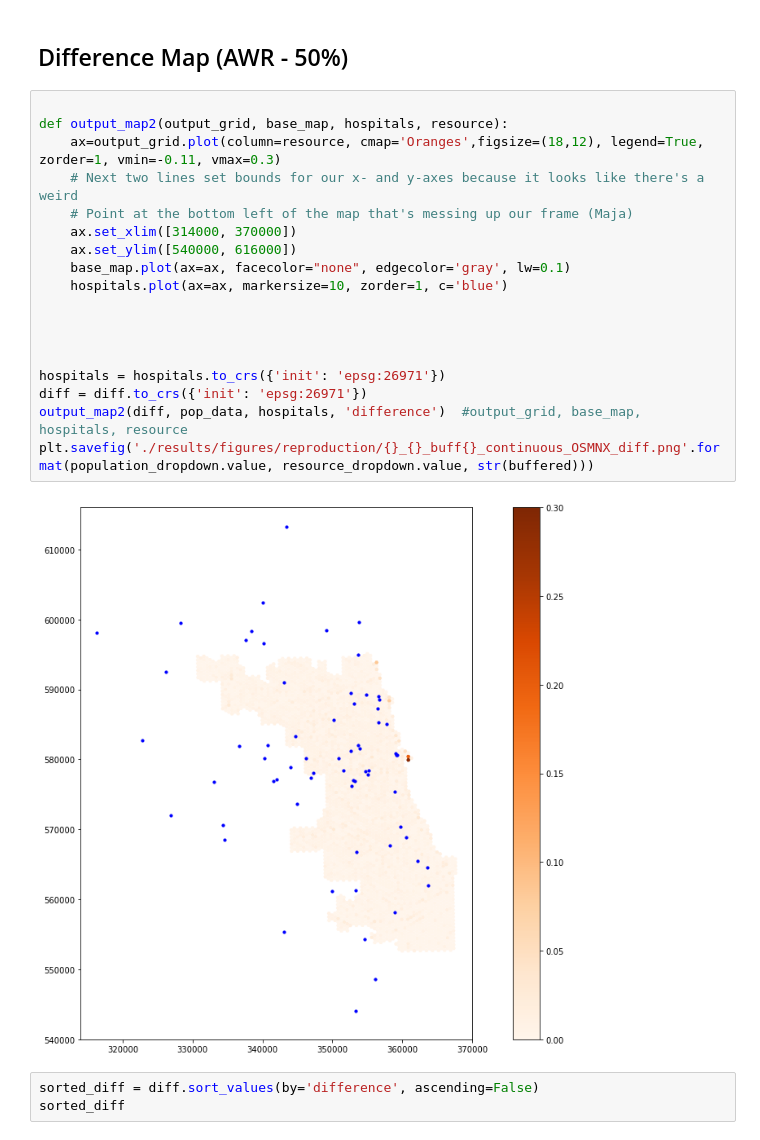
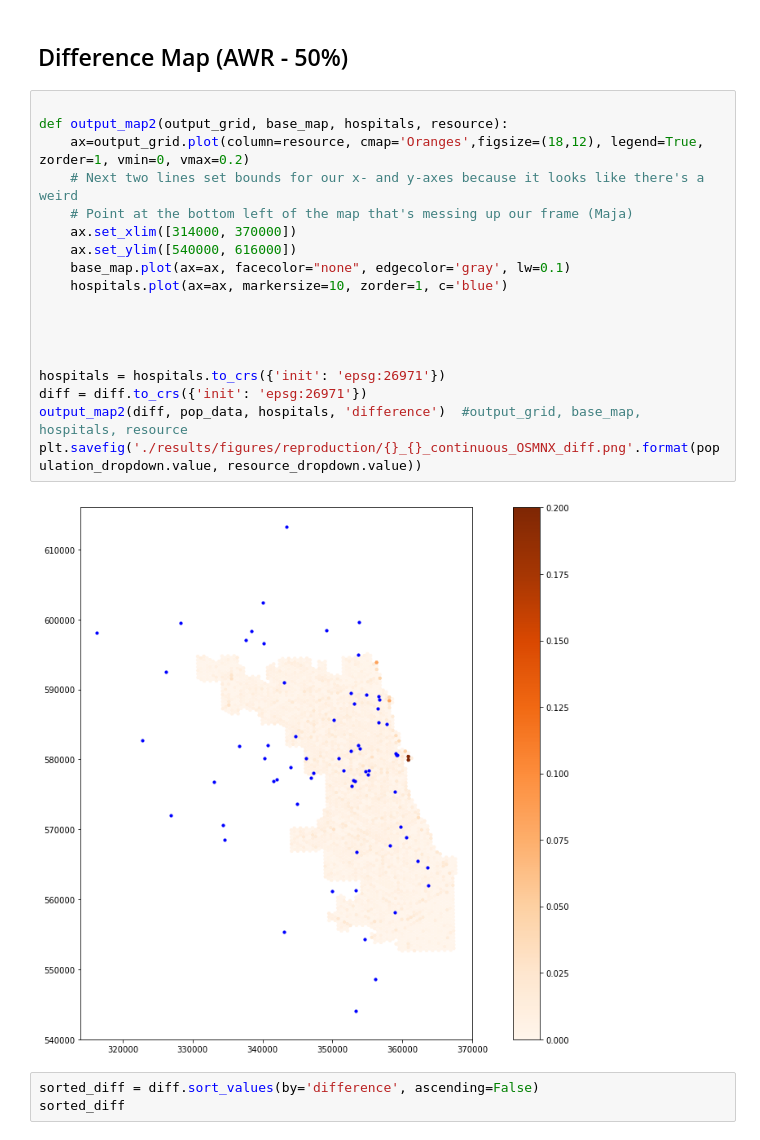
Before and after one commit to whprocter/RPr-Kang-2020, a Jupyter notebook: procedure/code/03-COVID-19Acc-Reanalysis.ipynb, the cells around one changed output. Saved outputs shown, nothing was run; the diff lists cells and outputs as text.

```diff
--- a/procedure/code/03-COVID-19Acc-Reanalysis.ipynb
+++ b/procedure/code/03-COVID-19Acc-Reanalysis.ipynb
@@ -1208,23 +1232,23 @@ plt.savefig('./results/figures/reproduction/{}_{}_buff{}_continuous_OSMNX_AWR.pn
 # %%
 
 def output_map2(output_grid, base_map, hospitals, resource):
-    ax=output_grid.plot(column=resource, cmap='Oranges',figsize=(18,12), legend=True, zorder=1, vmin=-0.11, vmax=0.3)
+    ax=output_grid.plot(column=resource, cmap='Oranges',figsize=(18,12), legend=True, zorder=1, vmin=0, vmax=0.2)
     # Next two lines set bounds for our x- and y-axes because it looks like there's a weird
     # Point at the bottom left of the map that's messing up our frame (Maja)
     ax.set_xlim([314000, 370000])
     ax.set_ylim([540000, 616000])
     base_map.plot(ax=ax, facecolor="none", edgecolor='gray', lw=0.1)
     hospitals.plot(ax=ax, markersize=10, zorder=1, c='blue')
 
 
 
 
 hospitals = hospitals.to_crs({'init': 'epsg:26971'})
 diff = diff.to_crs({'init': 'epsg:26971'})
 output_map2(diff, pop_data, hospitals, 'difference')  #output_grid, base_map, hospitals, resource
-plt.savefig('./results/figures/reproduction/{}_{}_buff{}_continuous_OSMNX_diff.png'.format(population_dropdown.value, resource_dropdown.value, str(buffered)))
+plt.savefig('./results/figures/reproduction/{}_{}_continuous_OSMNX_diff.png'.format(population_dropdown.value, resource_dropdown.value))
 # %% [output]
-[figure, old version]
+[figure, new version]
 # %%
 sorted_diff = diff.sort_values(by='difference', ascending=False)
 sorted_diff
```
Also changed, not shown: parts of 13 cells of this notebook, 3 other files.
